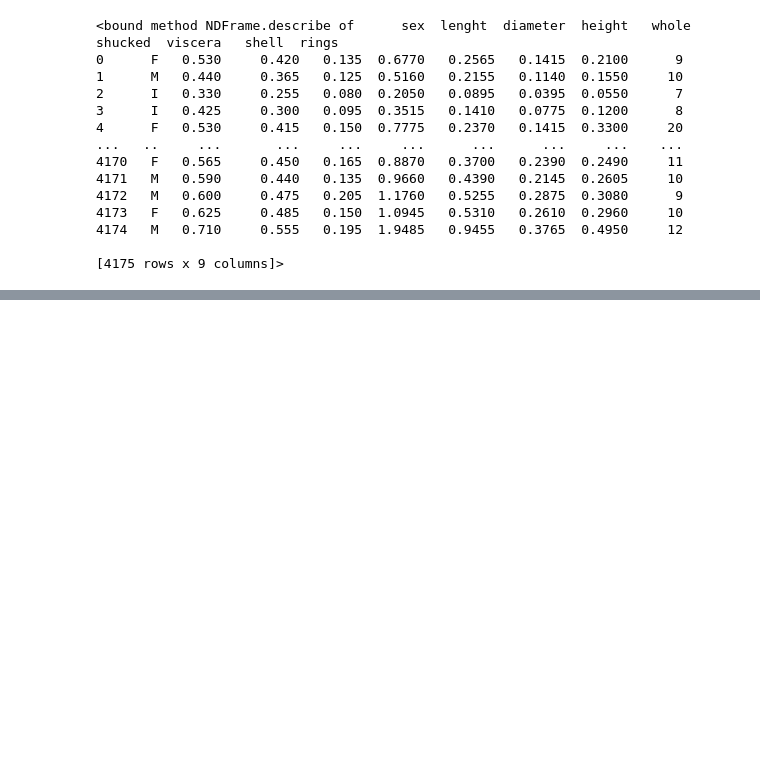
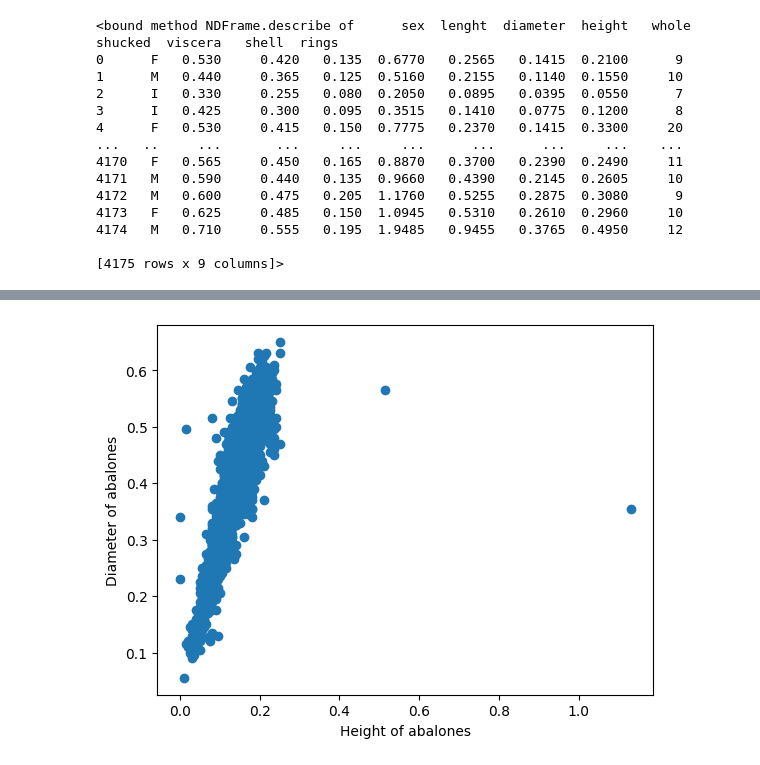
Before and after one commit to LokeshYarramallu/AM_ACM-AI_ML_Models, a Jupyter notebook: SVM/Abalone Age Prediction/abalone_age_prediction.ipynb, the cells around one changed output, grey strips where cells are left out. Cells and saved outputs as stored; diff of their text form; code cells hidden in the pictures; blank space fills up the shorter version.

```diff
--- a/SVM/Abalone Age Prediction/abalone_age_prediction.ipynb
+++ b/SVM/Abalone Age Prediction/abalone_age_prediction.ipynb
@@ -45,0 +87,9 @@ df.describe
+# %%
+# scatter plot for the observing the relation between height and diameter of abalones
+
+plt.scatter(df['height'], df['diameter'])
+plt.xlabel('Height of abalones')
+plt.ylabel('Diameter of abalones')
+plt.show()
+# %% [output]
+[figure, added]
```
Also changed, not shown: parts of 10 cells of this notebook.
